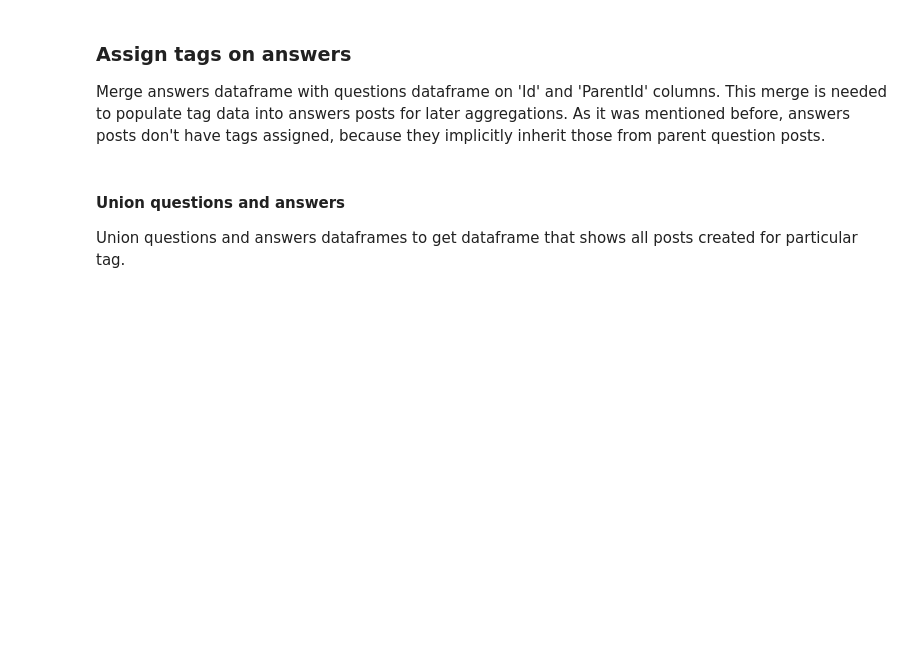
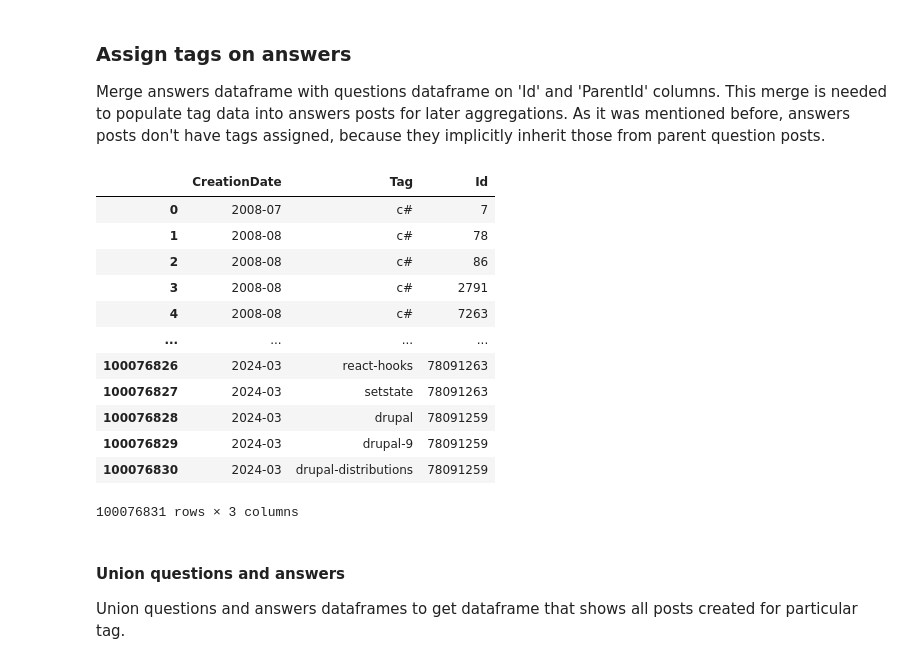
Before and after one commit to IvannKurchenko/blog-exploring-so-tags-trends, a Jupyter notebook: #2_pre_process_posts_data.ipynb, the cells around one changed output. Cells and saved outputs as stored; diff of their text form; code cells hidden in the pictures; blank space fills up the shorter version.

```diff
--- a/#2_pre_process_posts_data.ipynb
+++ b/#2_pre_process_posts_data.ipynb
@@ -164,14 +201,28 @@ As it was mentioned before, answers posts don't have tags assigned, because they
 # %%
 answers_tag_df = pd.merge(
     questions_tag_df,
     answers_df,
     left_on='Id',
     right_on='ParentId',
     how='inner',
     suffixes=('_Question', '_Answer')
-)[['CreationYearMonth_Answer', 'Tag', 'Id_Answer']].rename(columns={'CreationYearMonth_Answer': 'CreationYearMonth', 'Id_Answer': 'Id'})
+)[['CreationDate_Answer', 'Tag', 'Id_Answer']].rename(columns={'CreationDate_Answer': 'CreationDate', 'Id_Answer': 'Id'})
 
 answers_tag_df
+# %% [output]
+|  | CreationDate | Tag | Id |
+| 0 | 2008-07 | c# | 7 |
+| 1 | 2008-08 | c# | 78 |
+| 2 | 2008-08 | c# | 86 |
+| 3 | 2008-08 | c# | 2791 |
+| 4 | 2008-08 | c# | 7263 |
+| ... | ... | ... | ... |
+| 100076826 | 2024-03 | react-hooks | 78091263 |
+| 100076827 | 2024-03 | setstate | 78091263 |
+| 100076828 | 2024-03 | drupal | 78091259 |
+| 100076829 | 2024-03 | drupal-9 | 78091259 |
+| 100076830 | 2024-03 | drupal-distributions | 78091259 |
+100076831 rows × 3 columns
 # %% [markdown]
 #### Union questions and answers
 Union questions and answers dataframes to get dataframe that shows all posts created for particular tag.
```
Also changed, not shown: parts of 10 cells of this notebook, 4 other files.
